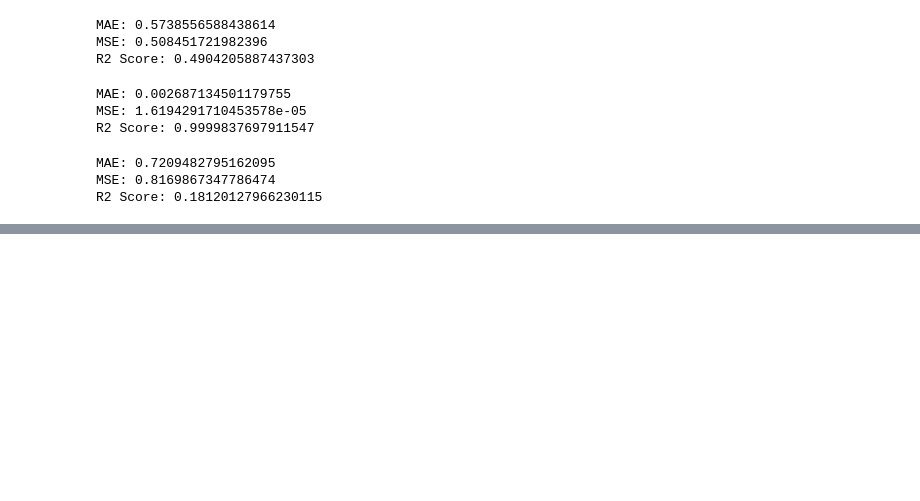
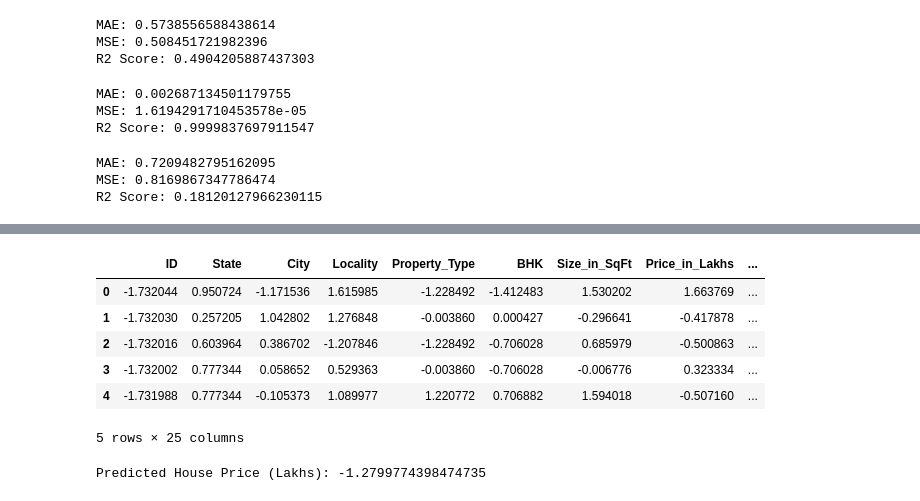
Before and after one commit to Kiranghantasala19/Data-Science, a Jupyter notebook: House pricing.ipynb, the cells around one changed output, grey strips where cells are left out. Saved outputs shown, nothing was run; the diff lists cells and outputs as text; code cells hidden in the pictures; blank space fills up the shorter version.

```diff
--- a/House pricing.ipynb
+++ b/House pricing.ipynb
@@ -688,7 +681,0 @@ if "Computed_Age" in future_data.columns:
-# %%
-future_data_scaled = scaler.transform(future_data.values)
-
-future_price = model.predict(future_data_scaled)
-
-# Store predictions
-df["Price_After_5_Years"] = future_price
@@ -734,6 +681,0 @@ if "Computed_Age" in future_data.columns:
-# %%
-future_data_scaled = scaler.transform(future_data)
-
-future_price = model.predict(future_data_scaled)
-
-df["Price_After_5_Years"] = future_price
@@ -754,0 +799,20 @@ Name: Price_After_5_Years, Length: 250000, dtype: float64
+# %%
+# Drop one of the perfectly correlated columns
+df_ml = df.drop(columns=["Year_Built"])
+
+df_ml.head()
+# %% [output]
+|  | ID | State | City | Locality | Property_Type | BHK | Size_in_SqFt | Price_in_Lakhs | ... |
+| 0 | -1.732044 | 0.950724 | -1.171536 | 1.615985 | -1.228492 | -1.412483 | 1.530202 | 1.663769 | ... |
+| 1 | -1.732030 | 0.257205 | 1.042802 | 1.276848 | -0.003860 | 0.000427 | -0.296641 | -0.417878 | ... |
+| 2 | -1.732016 | 0.603964 | 0.386702 | -1.207846 | -1.228492 | -0.706028 | 0.685979 | -0.500863 | ... |
+| 3 | -1.732002 | 0.777344 | 0.058652 | 0.529363 | -0.003860 | -0.706028 | -0.006776 | 0.323334 | ... |
+| 4 | -1.731988 | 0.777344 | -0.105373 | 1.089977 | 1.220772 | 0.706882 | 1.594018 | -0.507160 | ... |
+5 rows × 25 columns
+# %%
+sample_data = X.sample(1)
+predicted_price = model.predict(sample_data)
+
+print("Predicted House Price (Lakhs):", predicted_price[0])
+# %% [output]
+Predicted House Price (Lakhs): -1.2799774398474735
```
Also changed, not shown: parts of 45 cells of this notebook, 19 other files.
